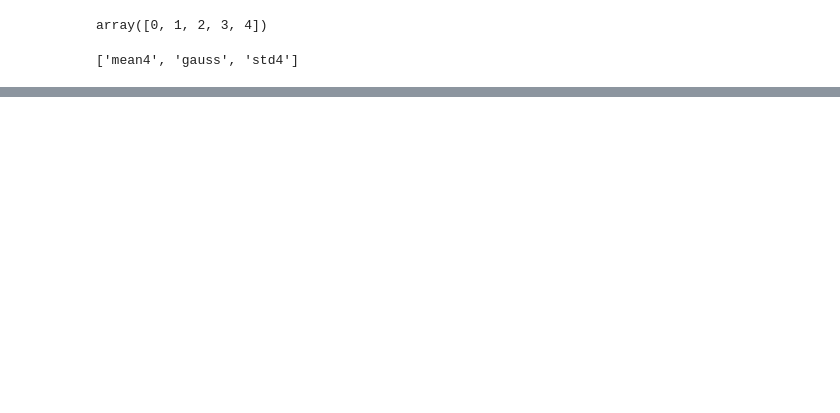
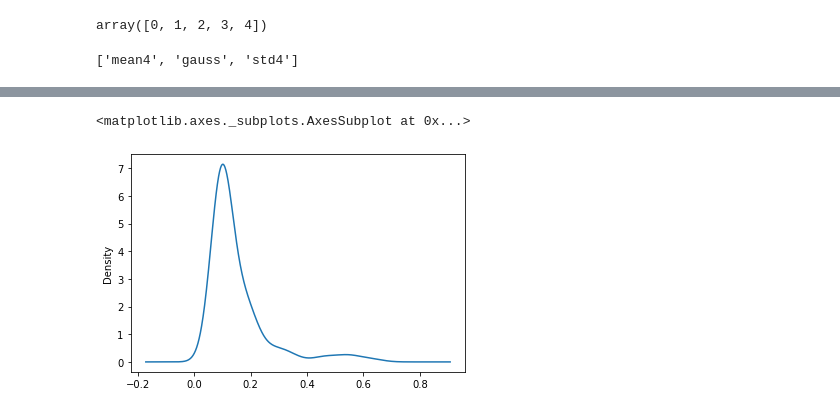
Before and after one commit to geonhee619/Data-Science-Hackathon-Codes, a Jupyter notebook: snippets/ngboost implementation.ipynb, the cells around one changed output, grey strips where cells are left out. Cells and saved outputs as stored; diff of their text form; code cells hidden in the pictures; blank space fills up the shorter version.

```diff
--- a/snippets/ngboost implementation.ipynb
+++ b/snippets/ngboost implementation.ipynb
@@ -312,0 +329,5 @@ np.sqrt(mean_squared_error(y_train, oofs))
+# %%
+dist.loc[dist.fold == 2, '~dist(scale)'].plot.kde()
+# %% [output]
+<matplotlib.axes._subplots.AxesSubplot at 0x...>
+[figure, added]
```
Also changed, not shown: parts of 5 cells of this notebook, 2 other files.
